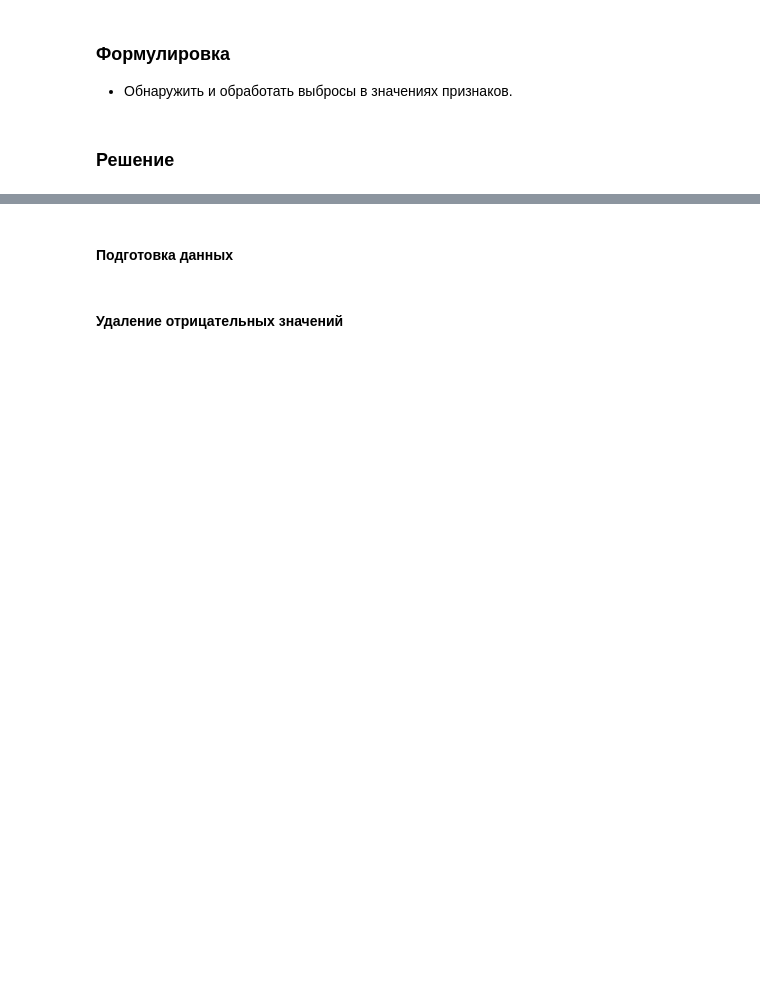
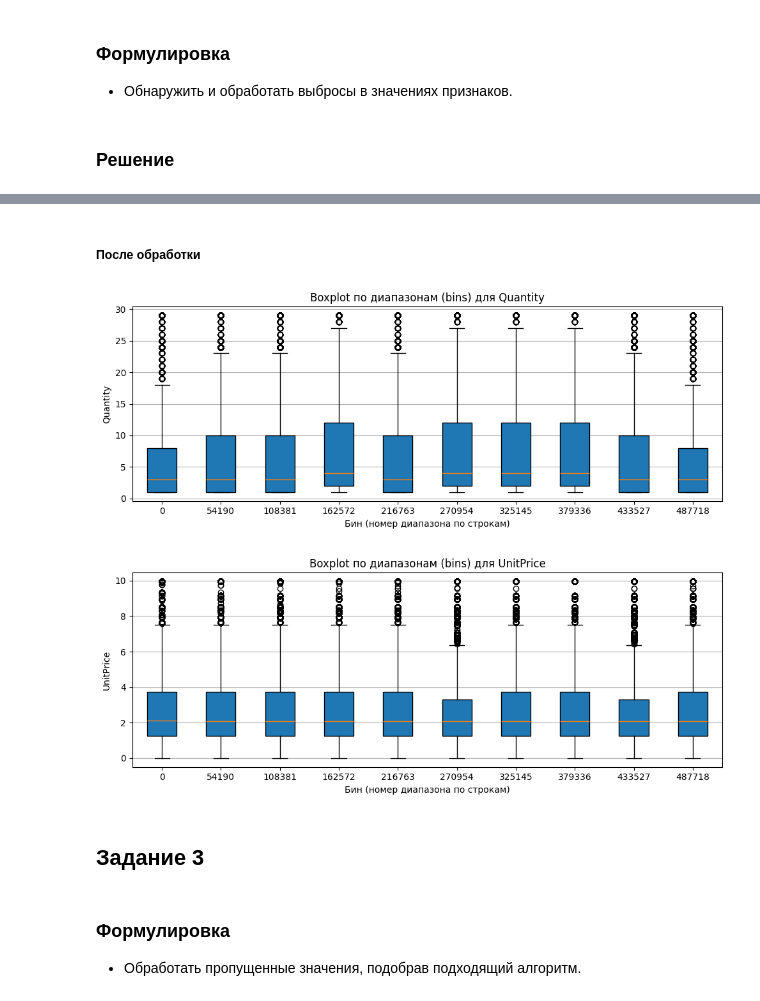
Before and after one commit to Education-Bugaev-RV/TOBD, a Jupyter notebook: ЛР (3)/notebook.ipynb, the cells around one changed output, grey strips where cells are left out. Cells and saved outputs as stored; diff of their text form; code cells hidden in the pictures; blank space fills up the shorter version.

```diff
--- a/ЛР (3)/notebook.ipynb
+++ b/ЛР (3)/notebook.ipynb
@@ -222,2 +541,14 @@ del retail_df_visualization
+# %% [markdown]
+##### После обработки
+# %%
+plot_feature_boxplots_by_bins(retail_df_outliers, attention_cols)
+# %% [output]
+[figure, added]
+[figure, added]
+# %% [markdown]
+## Задание 3
 # %% [markdown]
-#### Подготовка данных
+### Формулировка
+
+* Обработать  пропущенные  значения, подобрав
+подходящий алгоритм.
@@ -245,2 +554,0 @@ display(retail_df_outliers[numeric_cols].describe())
-# %% [markdown]
-#### Удаление отрицательных значений
```
Also changed, not shown: parts of 76 cells of this notebook.
